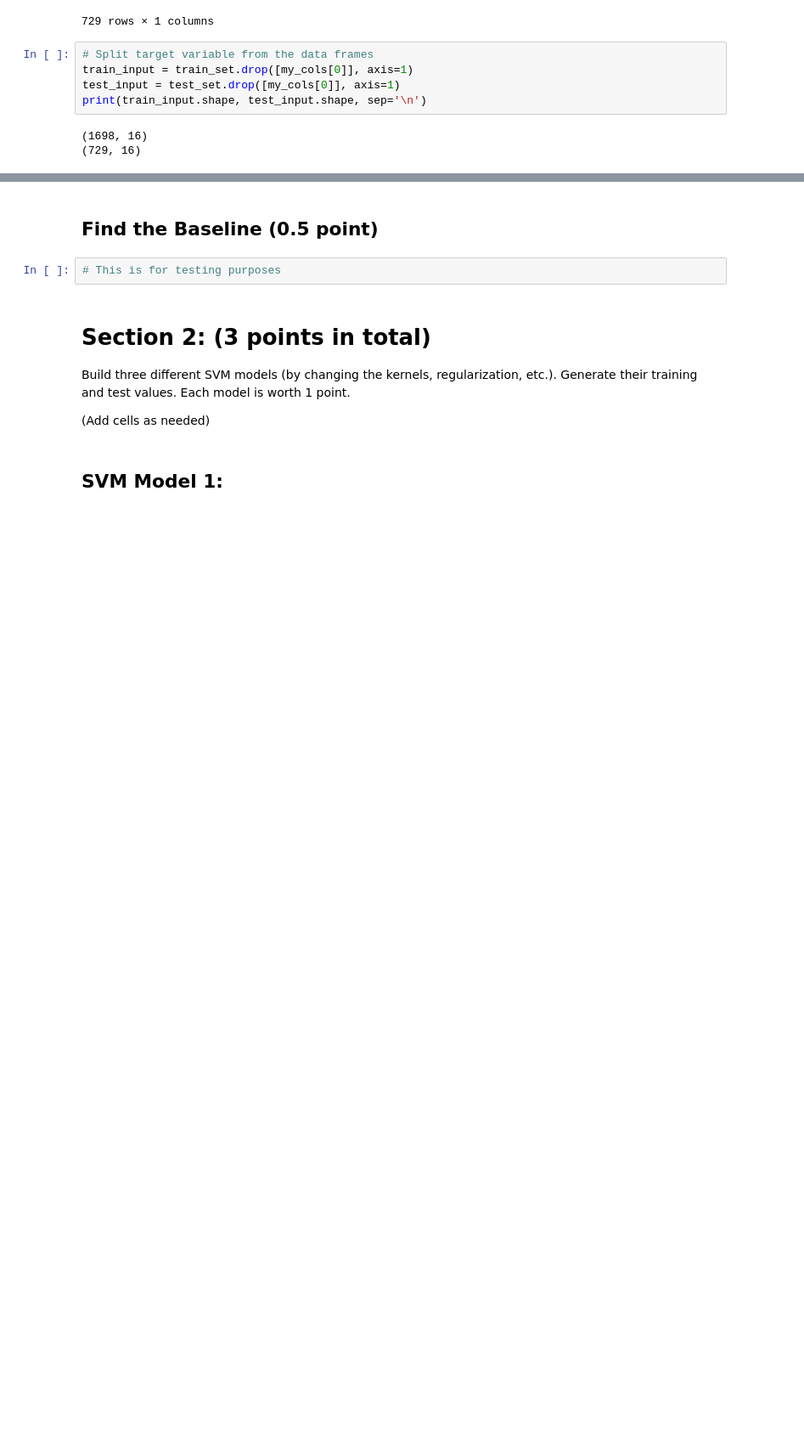
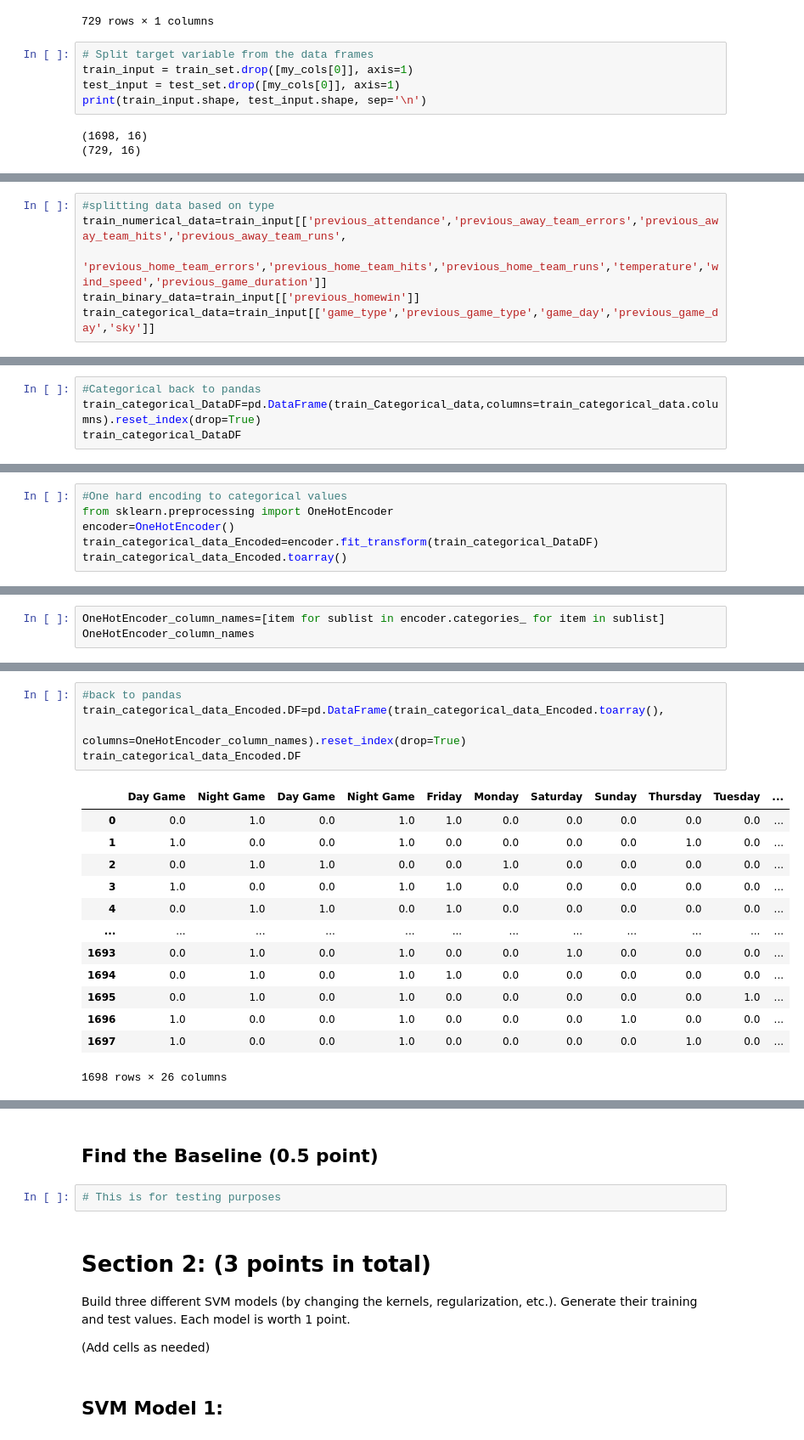
Before and after one commit to Extrieve/DSP-Submissions, a Jupyter notebook: Group work - Classification.ipynb, the cells around one changed output, grey strips where cells are left out. Shown: that part at 85% size. Cells and saved outputs as stored; diff of their text form; blank space fills up the shorter version.

Commit message:
Commit 1
Completed Processing train data and concatenated to df

```diff
--- a/Group work - Classification.ipynb
+++ b/Group work - Classification.ipynb
@@ -229,0 +246,6 @@ print(train_input.shape, test_input.shape, sep='\n')
+# %%
+#splitting data based on type
+train_numerical_data=train_input[['previous_attendance','previous_away_team_errors','previous_away_team_hits','previous_away_team_runs',
+                                  'previous_home_team_errors','previous_home_team_hits','previous_home_team_runs','temperature','wind_speed','previous_game_duration']]
+train_binary_data=train_input[['previous_homewin']]
+train_categorical_data=train_input[['game_type','previous_game_type','game_day','previous_game_day','sky']]
@@ -229,0 +317,4 @@ print(train_input.shape, test_input.shape, sep='\n')
+# %%
+#Categorical back to pandas
+train_categorical_DataDF=pd.DataFrame(train_Categorical_data,columns=train_categorical_data.columns).reset_index(drop=True)
+train_categorical_DataDF
@@ -229,0 +335,6 @@ print(train_input.shape, test_input.shape, sep='\n')
+# %%
+#One hard encoding to categorical values
+from sklearn.preprocessing import OneHotEncoder
+encoder=OneHotEncoder()
+train_categorical_data_Encoded=encoder.fit_transform(train_categorical_DataDF)
+train_categorical_data_Encoded.toarray()
@@ -229,0 +360,3 @@ print(train_input.shape, test_input.shape, sep='\n')
+# %%
+OneHotEncoder_column_names=[item for sublist in encoder.categories_ for item in sublist]
+OneHotEncoder_column_names
@@ -229,0 +381,19 @@ print(train_input.shape, test_input.shape, sep='\n')
+# %%
+#back to pandas
+train_categorical_data_Encoded.DF=pd.DataFrame(train_categorical_data_Encoded.toarray(),
+                                               columns=OneHotEncoder_column_names).reset_index(drop=True)
+train_categorical_data_Encoded.DF
+# %% [output]
+|  | Day Game | Night Game | Day Game | Night Game | Friday | Monday | Saturday | Sunday | Thursday | Tuesday | ... |
+| 0 | 0.0 | 1.0 | 0.0 | 1.0 | 1.0 | 0.0 | 0.0 | 0.0 | 0.0 | 0.0 | ... |
+| 1 | 1.0 | 0.0 | 0.0 | 1.0 | 0.0 | 0.0 | 0.0 | 0.0 | 1.0 | 0.0 | ... |
+| 2 | 0.0 | 1.0 | 1.0 | 0.0 | 0.0 | 1.0 | 0.0 | 0.0 | 0.0 | 0.0 | ... |
+| 3 | 1.0 | 0.0 | 0.0 | 1.0 | 1.0 | 0.0 | 0.0 | 0.0 | 0.0 | 0.0 | ... |
+| 4 | 0.0 | 1.0 | 1.0 | 0.0 | 1.0 | 0.0 | 0.0 | 0.0 | 0.0 | 0.0 | ... |
+| ... | ... | ... | ... | ... | ... | ... | ... | ... | ... | ... | ... |
+| 1693 | 0.0 | 1.0 | 0.0 | 1.0 | 0.0 | 0.0 | 1.0 | 0.0 | 0.0 | 0.0 | ... |
+| 1694 | 0.0 | 1.0 | 0.0 | 1.0 | 1.0 | 0.0 | 0.0 | 0.0 | 0.0 | 0.0 | ... |
+| 1695 | 0.0 | 1.0 | 0.0 | 1.0 | 0.0 | 0.0 | 0.0 | 0.0 | 0.0 | 1.0 | ... |
+| 1696 | 1.0 | 0.0 | 0.0 | 1.0 | 0.0 | 0.0 | 0.0 | 1.0 | 0.0 | 0.0 | ... |
+| 1697 | 1.0 | 0.0 | 0.0 | 1.0 | 0.0 | 0.0 | 0.0 | 0.0 | 1.0 | 0.0 | ... |
+1698 rows × 26 columns
```
Also changed, not shown: parts of 15 cells of this notebook, 1 other file.
